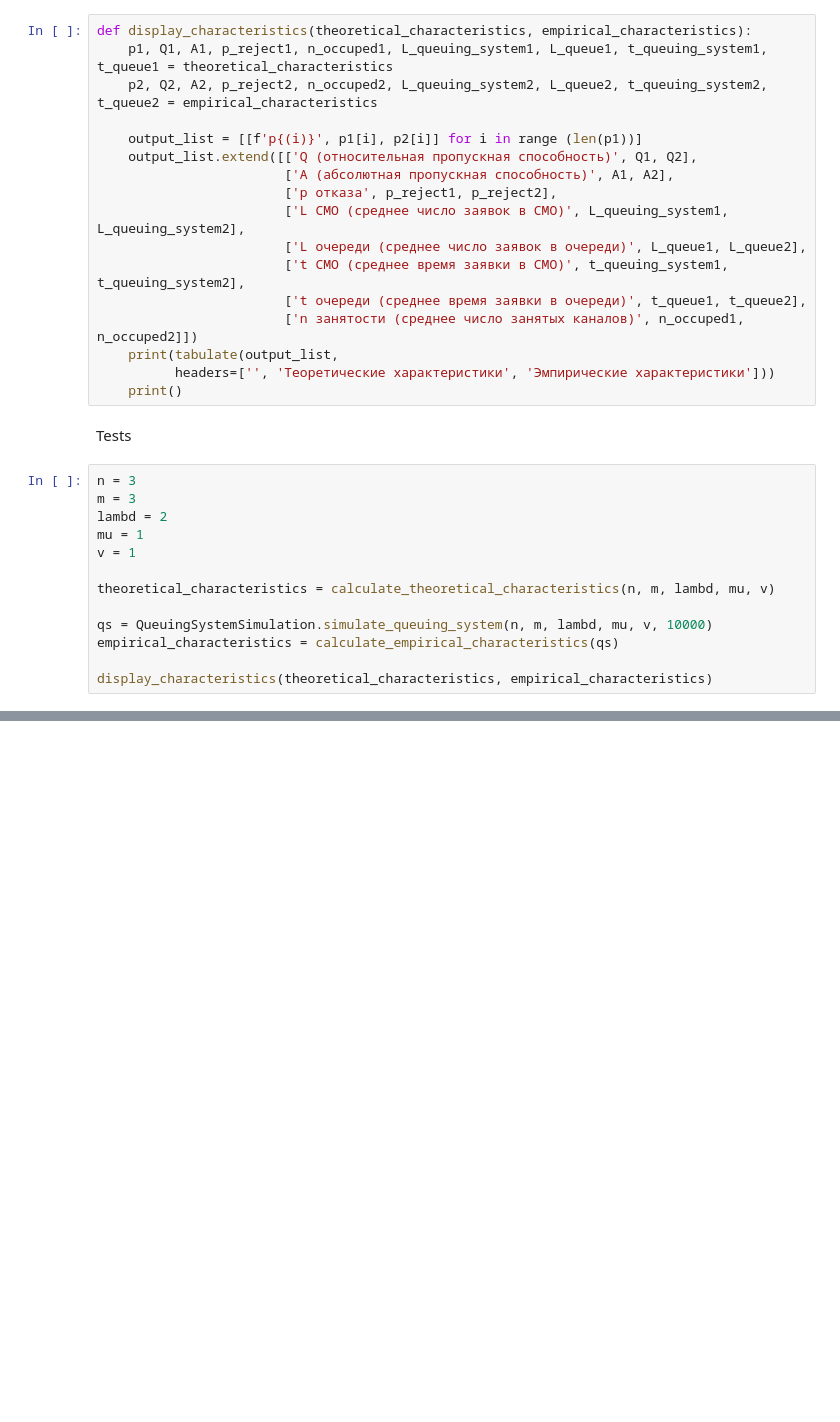
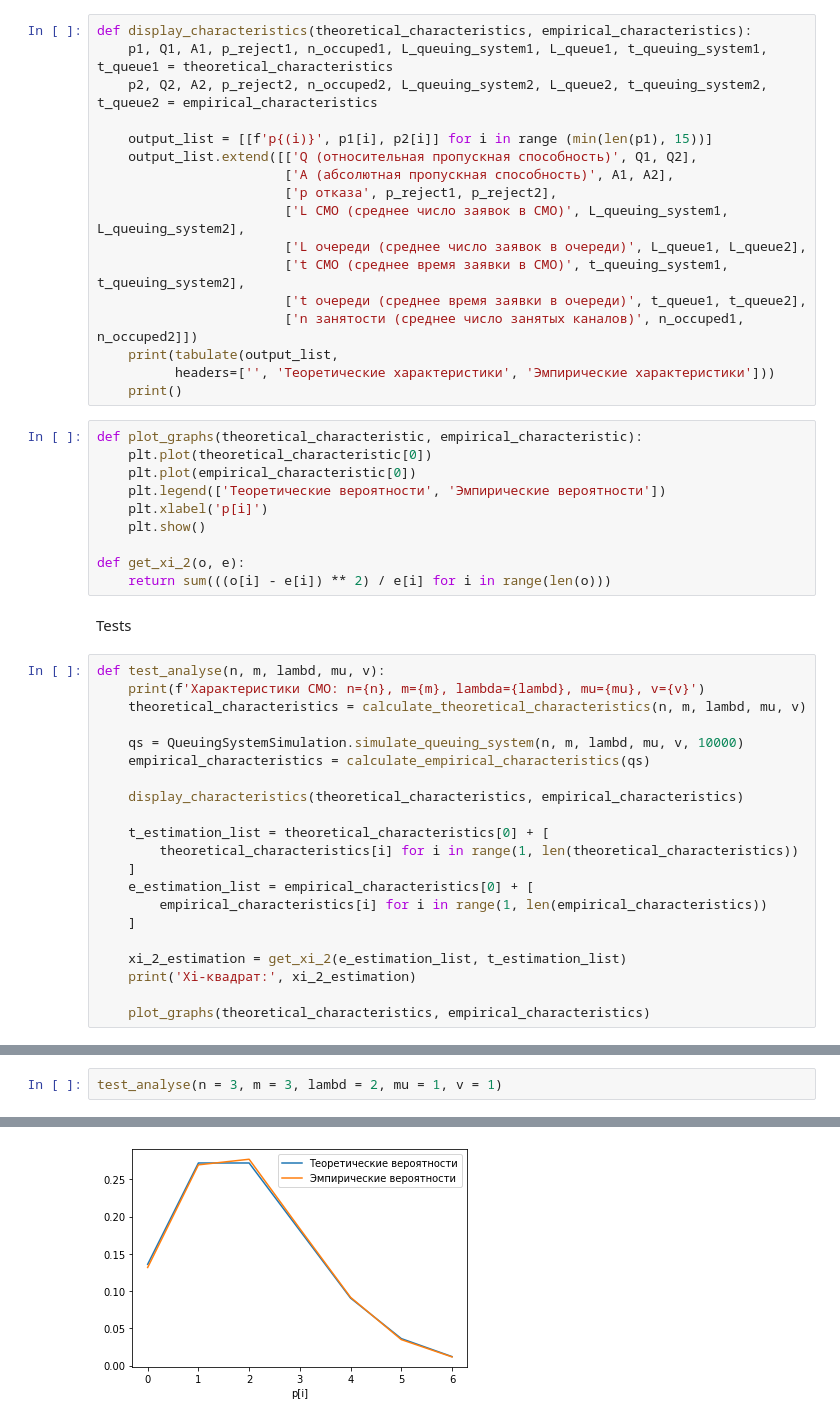
Before and after one commit to MarsRool/MMoD, a Jupyter notebook: lab2/lab2.ipynb, the cells around one changed output, grey strips where cells are left out. Drawn from its saved outputs; the diff is of its cells as text; blank space fills up the shorter version.

Commit message:
3 tests

```diff
--- a/lab2/lab2.ipynb
+++ b/lab2/lab2.ipynb
@@ -128,7 +128,7 @@ def display_characteristics(theoretical_characteristics, empirical_characteristi
     p1, Q1, A1, p_reject1, n_occuped1, L_queuing_system1, L_queue1, t_queuing_system1, t_queue1 = theoretical_characteristics
     p2, Q2, A2, p_reject2, n_occuped2, L_queuing_system2, L_queue2, t_queuing_system2, t_queue2 = empirical_characteristics
 
-    output_list = [[f'p{(i)}', p1[i], p2[i]] for i in range (len(p1))]
+    output_list = [[f'p{(i)}', p1[i], p2[i]] for i in range (min(len(p1), 15))]
     output_list.extend([['Q (относительная пропускная способность)', Q1, Q2],
                         ['A (абсолютная пропускная способность)', A1, A2],
                         ['p отказа', p_reject1, p_reject2],
@@ -140,18 +140,36 @@ def display_characteristics(theoretical_characteristics, empirical_characteristi
     print(tabulate(output_list,
           headers=['', 'Теоретические характеристики', 'Эмпирические характеристики']))
     print()
+# %%
+def plot_graphs(theoretical_characteristic, empirical_characteristic):
+    plt.plot(theoretical_characteristic[0])
+    plt.plot(empirical_characteristic[0])
+    plt.legend(['Теоретические вероятности', 'Эмпирические вероятности'])
+    plt.xlabel('p[i]')
+    plt.show()
+
+def get_xi_2(o, e):
+    return sum(((o[i] - e[i]) ** 2) / e[i] for i in range(len(o)))
 # %% [markdown]
 Tests
 # %%
-n = 3
-m = 3
-lambd = 2
-mu = 1
-v = 1
+def test_analyse(n, m, lambd, mu, v):
+    print(f'Характеристики СМО: n={n}, m={m}, lambda={lambd}, mu={mu}, v={v}')
+    theoretical_characteristics = calculate_theoretical_characteristics(n, m, lambd, mu, v)
 
-theoretical_characteristics = calculate_theoretical_characteristics(n, m, lambd, mu, v)
+    qs = QueuingSystemSimulation.simulate_queuing_system(n, m, lambd, mu, v, 10000)
+    empirical_characteristics = calculate_empirical_characteristics(qs)
 
-qs = QueuingSystemSimulation.simulate_queuing_system(n, m, lambd, mu, v, 10000)
-empirical_characteristics = calculate_empirical_characteristics(qs)
+    display_characteristics(theoretical_characteristics, empirical_characteristics)
 
-display_characteristics(theoretical_characteristics, empirical_characteristics)
+    t_estimation_list = theoretical_characteristics[0] + [
+        theoretical_characteristics[i] for i in range(1, len(theoretical_characteristics))
+    ]
+    e_estimation_list = empirical_characteristics[0] + [
+        empirical_characteristics[i] for i in range(1, len(empirical_characteristics))
+    ]
+
+    xi_2_estimation = get_xi_2(e_estimation_list, t_estimation_list)
+    print('Xi-квадрат:', xi_2_estimation)
+
+    plot_graphs(theoretical_characteristics, empirical_characteristics)
@@ -175,0 +176,3 @@ n занятости (среднее число занятых каналов)
+# %%
+test_analyse(n = 3, m = 3, lambd = 2, mu = 1, v = 1)
+# %% [output]
@@ -175,0 +199 @@ n занятости (среднее число занятых каналов)
+[figure, added]
```
Also changed, not shown: parts of 5 cells of this notebook.
